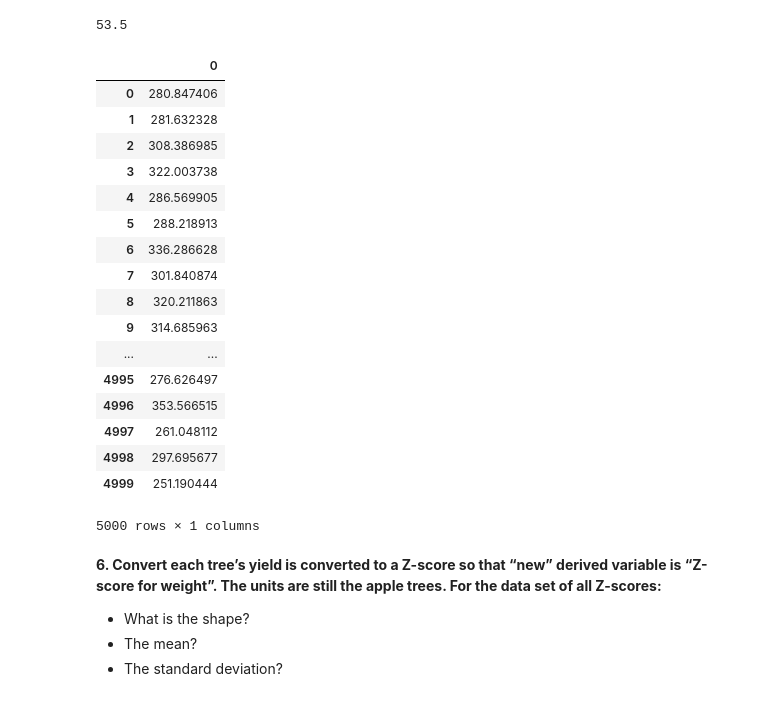
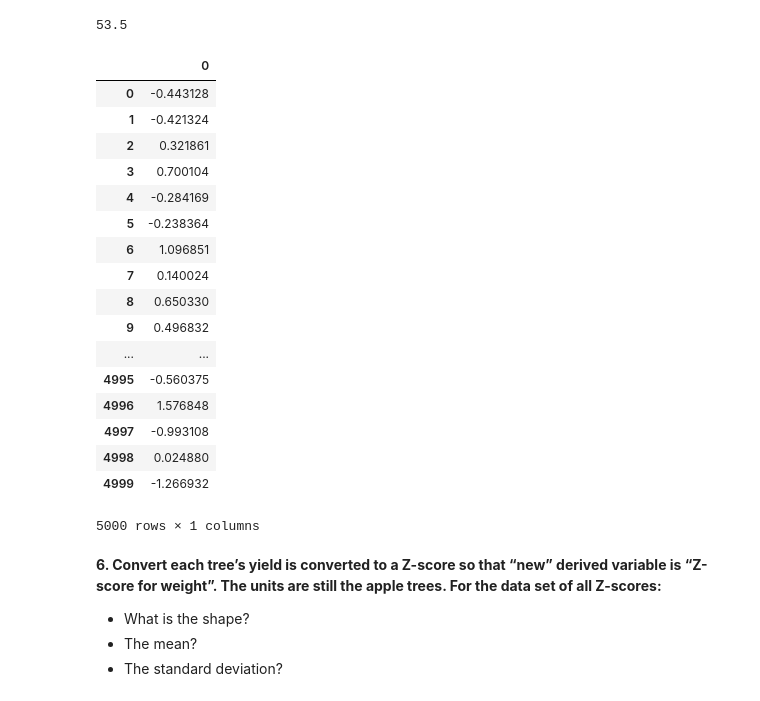
Before and after one commit to rvent/dsc-1-09-15-standard-normal-distribution-lab-nyc-ds-career-012819, a Jupyter notebook: index.ipynb, the cells around one changed output. Cells and saved outputs as stored; diff of their text form; code cells hidden in the pictures.

```diff
--- a/index.ipynb
+++ b/index.ipynb
@@ -98,26 +98,26 @@ calc_x(1.85)
 # What is the yield ?
 # Yield is 53.5
 # %%
-lst = yield_df.apply(calc_x)
+lst = yield_df.apply(calc_z_score)
 lst
 # %% [output]
 |  | 0 |
-| 0 | 280.847406 |
-| 1 | 281.632328 |
-| 2 | 308.386985 |
-| 3 | 322.003738 |
-| 4 | 286.569905 |
-| 5 | 288.218913 |
-| 6 | 336.286628 |
-| 7 | 301.840874 |
-| 8 | 320.211863 |
-| 9 | 314.685963 |
+| 0 | -0.443128 |
+| 1 | -0.421324 |
+| 2 | 0.321861 |
+| 3 | 0.700104 |
+| 4 | -0.284169 |
+| 5 | -0.238364 |
+| 6 | 1.096851 |
+| 7 | 0.140024 |
+| 8 | 0.650330 |
+| 9 | 0.496832 |
 | ... | ... |
-| 4995 | 276.626497 |
-| 4996 | 353.566515 |
-| 4997 | 261.048112 |
-| 4998 | 297.695677 |
-| 4999 | 251.190444 |
+| 4995 | -0.560375 |
+| 4996 | 1.576848 |
+| 4997 | -0.993108 |
+| 4998 | 0.024880 |
+| 4999 | -1.266932 |
 5000 rows × 1 columns
 # %% [markdown]
 **6. Convert each tree’s yield is converted to a Z-score so that “new” derived variable is “Z-score for weight”. The units are still the apple trees. For the data set of all Z-scores:**
```
